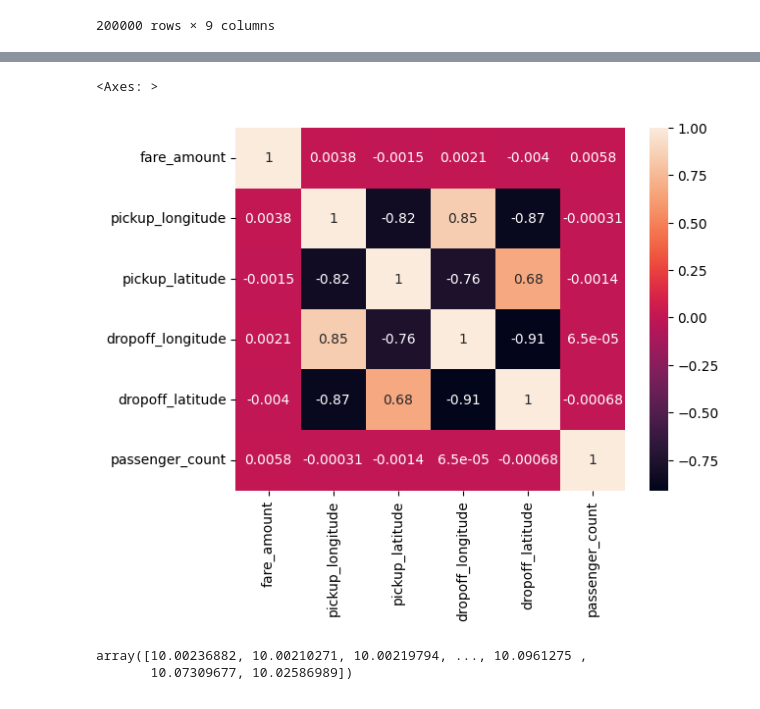
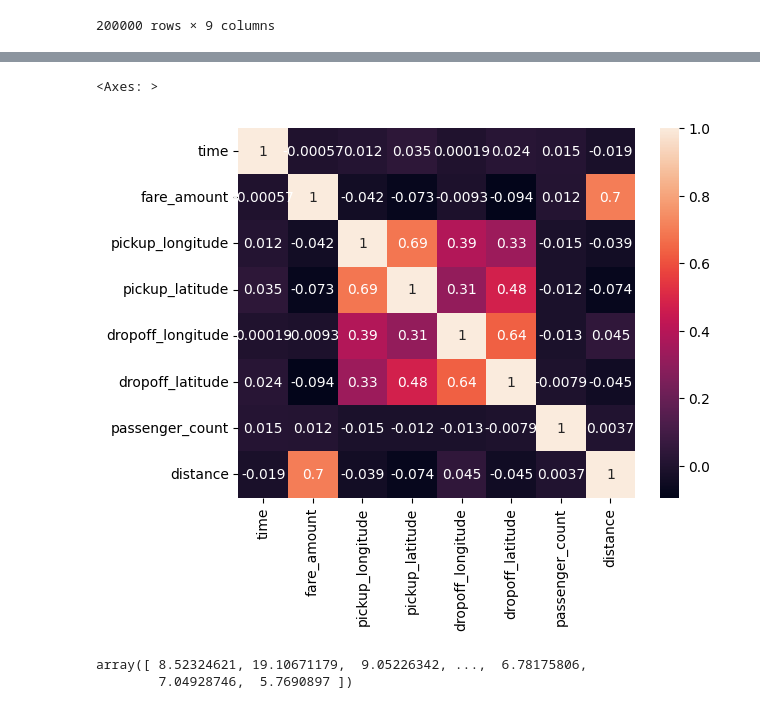
Before and after one commit to Advait0801/SPPU-COMP-2019-Assignments, a Jupyter notebook: Uber Price Prediction/Uber_Price_Prediction.ipynb, the cells around one changed output, grey strips where cells are left out. Drawn from its saved outputs; the diff is of its cells as text; code cells hidden in the pictures.

Commit message:
Uber Price Prediction updated

```diff
--- a/Uber Price Prediction/Uber_Price_Prediction.ipynb
+++ b/Uber Price Prediction/Uber_Price_Prediction.ipynb
@@ -45,6 +39,0 @@ sns.boxplot(ds['fare_amount'])
-# %%
-low = ds['fare_amount'].quantile(0.05)
-high = ds['fare_amount'].quantile(0.95)
-
-ds = ds[(ds['fare_amount'] > low) & (ds['fare_amount'] < high)]
-ds
@@ -69,0 +40,4 @@ sns.boxplot(ds['fare_amount'])
+# %%
+ds["key"] = pd.to_datetime(ds["key"]).dt.strftime("%H").astype('float32')
+ds = ds.rename(columns={"key": "time"})
+ds
@@ -69,0 +58,20 @@ sns.boxplot(ds['fare_amount'])
+# %%
+import math
+
+def euclidean_distance(lat1, lon1, lat2, lon2):
+    dlat = lat2 - lat1
+    dlon = lon2 - lon1
+    distance = math.sqrt(dlat**2 + dlon**2)
+    return distance
+
+ds['distance'] = ds.apply(
+    lambda row: euclidean_distance(
+        row['pickup_latitude'],
+        row['pickup_longitude'],
+        row['dropoff_latitude'],
+        row['dropoff_longitude']
+    ), axis=1
+)
+# %%
+sns.scatterplot(ds, y="fare_amount", x="passenger_count")
+ds = ds[ds["passenger_count"] < 100]
@@ -70,8 +91,8 @@ sns.boxplot(ds['fare_amount'])
 # %%
-corr = ds.corr()
+corr = ds.corr(method="pearson")
 sns.heatmap(corr, annot=True)
 # %% [output]
 <Axes: >
-[figure, old version]
+[figure, new version]
 # %%
 from sklearn.model_selection import train_test_split
@@ -83,12 +109,12 @@ X_train, x_test, y_train, y_test = train_test_split(X, y)
 from sklearn.linear_model import LinearRegression
 
 model = LinearRegression()
-model.fit(X_train, y_train)
-y_pred = model.predict(x_test)
+model.fit(X_train_scaled, y_train)
+y_pred = model.predict(X_test_scaled)
 y_pred
 # %% [output]
-array([10.00236882, 10.00210271, 10.00219794, ..., 10.0961275 ,
-       10.07309677, 10.02586989])
+array([ 8.52324621, 19.10671179,  9.05226342, ...,  6.78175806,
+        7.04928746,  5.7690897 ])
 # %%
 from sklearn.metrics import mean_squared_error, r2_score
 
```
Also changed, not shown: parts of 11 cells of this notebook.
